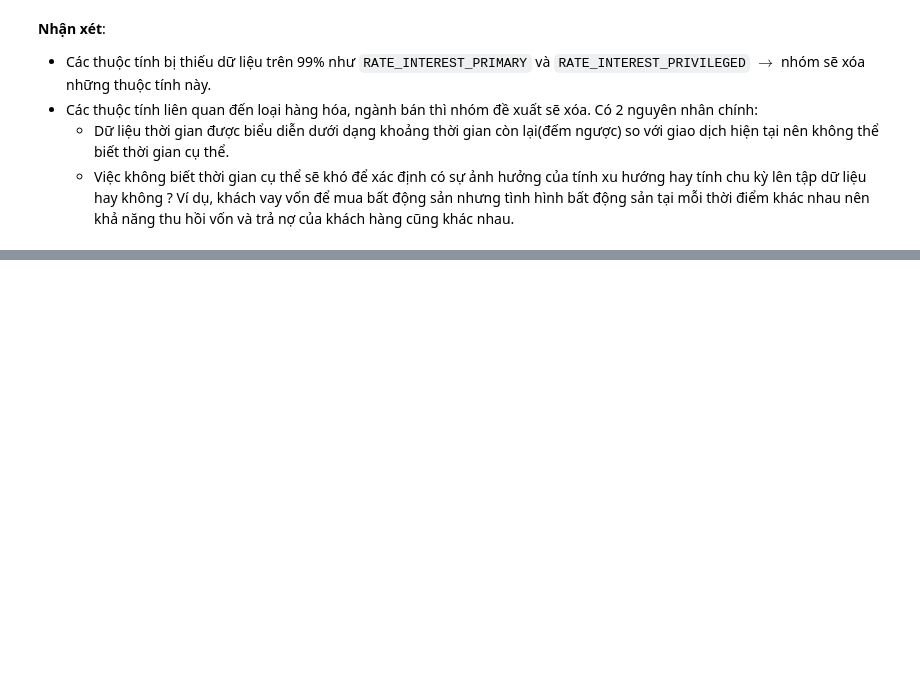
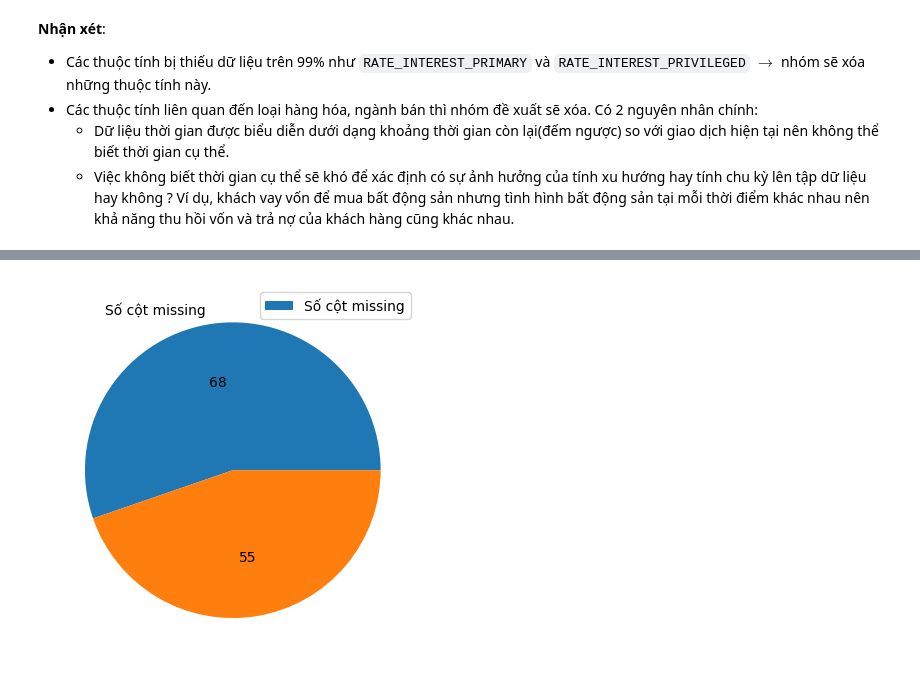
Before and after one commit to ShinNgao12/KHDL-UD, a Jupyter notebook: seminar/Final Project.ipynb, the cells around one changed output, grey strips where cells are left out. Drawn from its saved outputs; the diff is of its cells as text; code cells hidden in the pictures; blank space fills up the shorter version.

Commit message:
application curr

```diff
--- a/seminar/Final Project.ipynb
+++ b/seminar/Final Project.ipynb
@@ -615,0 +626,4 @@ plt.show()
+# %%
+app_train = pd.read_csv('Data/application_train.csv')
+app_test = pd.read_csv('Data/application_test.csv')
+df = pd.concat([app_test, app_train]).reset_index()
@@ -615,0 +698,17 @@ plt.show()
+# %%
+def missing_values_table(df):
+        mis_val = df.isnull().sum()
+        mis_val_percent = 100 * df.isnull().sum() / len(df)
+        mis_val_table = pd.concat([mis_val, mis_val_percent], axis=1)
+        mis_val_table_ren_columns = mis_val_table.rename(
+        columns = {0 : 'Missing Values', 1 : '% of Total Values'})
+        mis_val_table_ren_columns = mis_val_table_ren_columns[
+            mis_val_table_ren_columns.iloc[:,1] != 0].sort_values(
+        '% of Total Values', ascending=False).round(1)
+        print ("Your selected dataframe has " + str(df.shape[1]) + " columns.\n"
+            "There are " + str(mis_val_table_ren_columns.shape[0]) +
+              " columns that have missing values.")
+        return mis_val_table_ren_columns
+# %%
+missing_values = missing_values_table(df)
+missing_values.head(20)
@@ -615,0 +735,8 @@ plt.show()
+# %%
+def print_pct(x):
+    return '{:.0f}'.format(x * df.shape[1] / 100)
+plt.pie(x=[len(missing_values), df.shape[1] - len(missing_values)],
+        labels=['Số cột missing', ''], autopct=print_pct);
+plt.legend();
+# %% [output]
+[figure, added]
```
Also changed, not shown: parts of 46 cells of this notebook.
